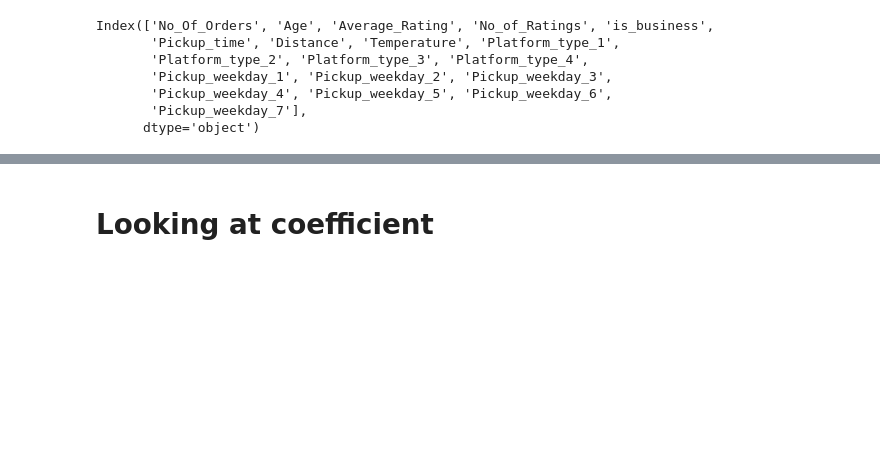
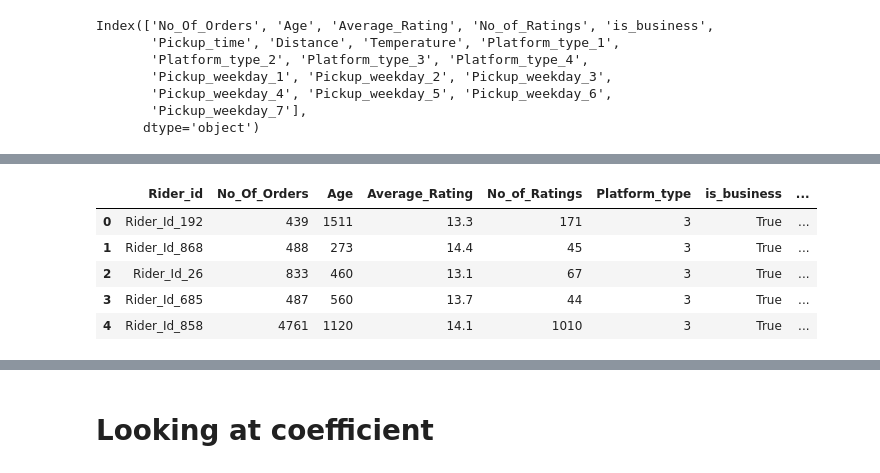
Before and after one commit to hughvd/sendy-logistics, a Jupyter notebook: model_exploration.ipynb, the cells around one changed output, grey strips where cells are left out. Saved outputs shown, nothing was run; the diff lists cells and outputs as text; code cells hidden in the pictures; blank space fills up the shorter version.

```diff
--- a/modeling.ipynb
+++ b/model_exploration.ipynb
@@ -108,0 +126,11 @@ Index(['No_Of_Orders', 'Age', 'Average_Rating', 'No_of_Ratings', 'is_business',
+# %%
+X_test["Pickup_weekday"] = X_test["Pickup_weekday"].astype("category")
+X_test["Platform_type"] = X_test["Platform_type"].astype("category")
+X_test.head()
+# %% [output]
+|  | Rider_id | No_Of_Orders | Age | Average_Rating | No_of_Ratings | Platform_type | is_business | ... |
+| 0 | Rider_Id_192 | 439 | 1511 | 13.3 | 171 | 3 | True | ... |
+| 1 | Rider_Id_868 | 488 | 273 | 14.4 | 45 | 3 | True | ... |
+| 2 | Rider_Id_26 | 833 | 460 | 13.1 | 67 | 3 | True | ... |
+| 3 | Rider_Id_685 | 487 | 560 | 13.7 | 44 | 3 | True | ... |
+| 4 | Rider_Id_858 | 4761 | 1120 | 14.1 | 1010 | 3 | True | ... |
```
Also changed, not shown: parts of 18 cells of this notebook, 6 other files.
